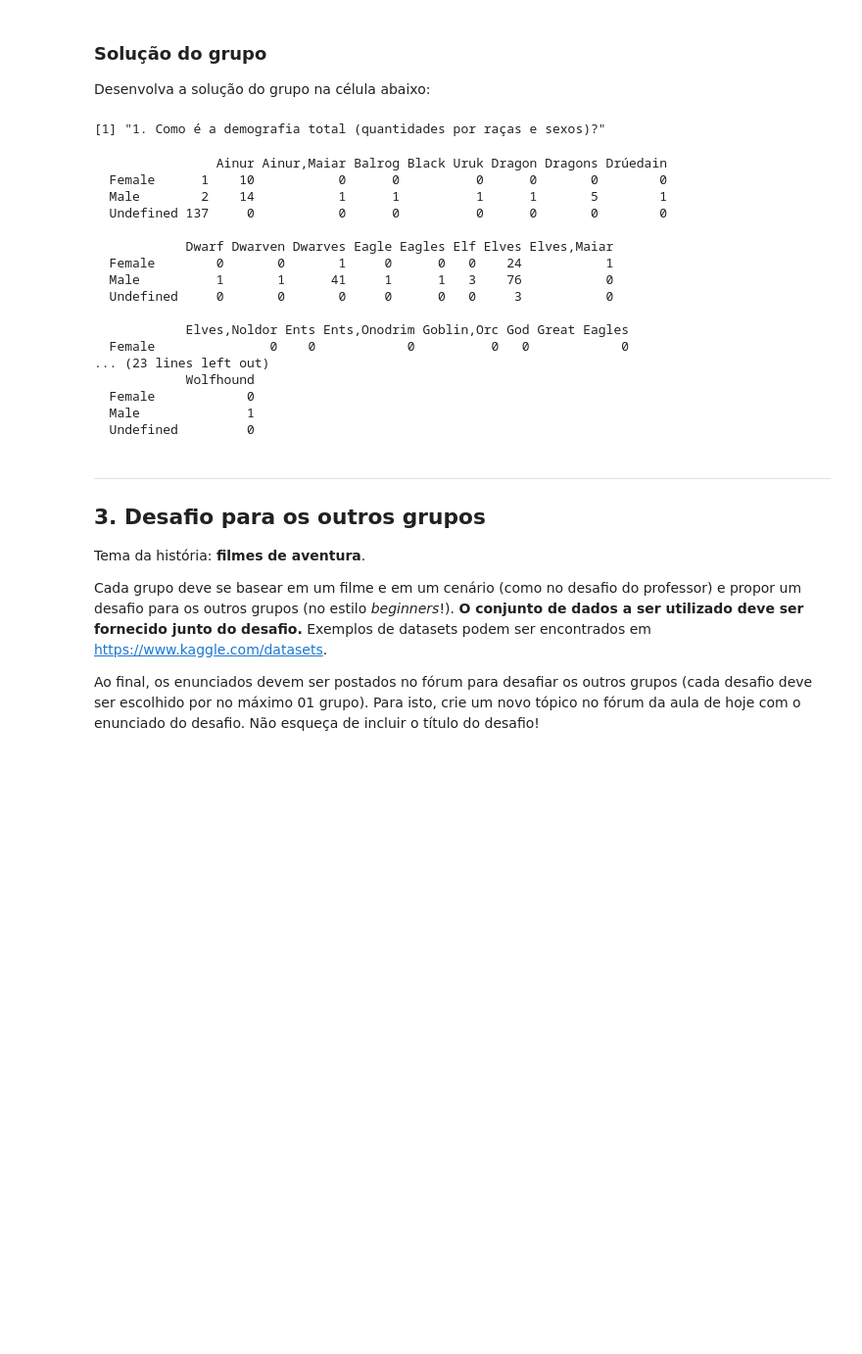
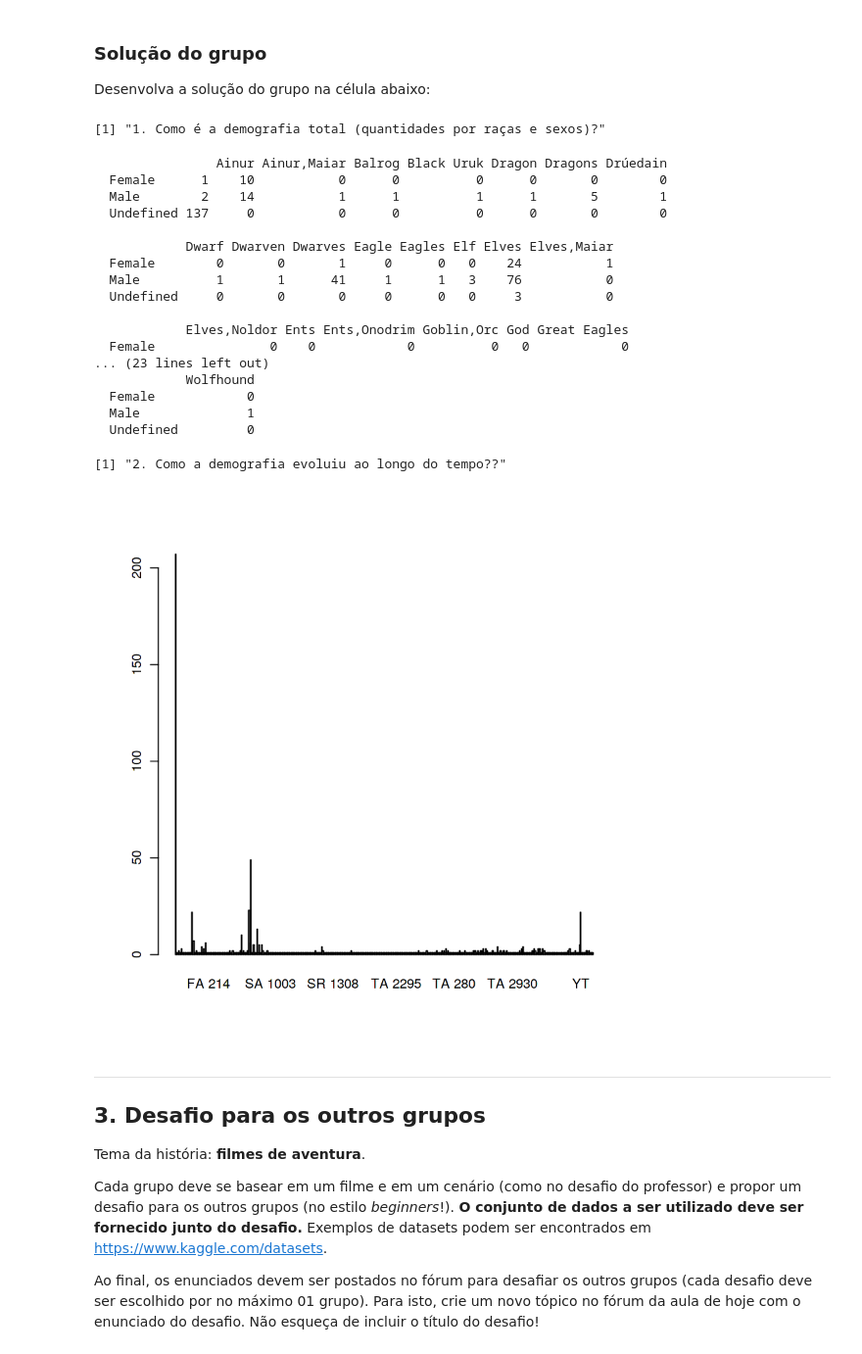
Before and after one commit to rafaelcalves/paradigmas_desafios, a Jupyter notebook: r/r_desafio.ipynb, the cells around one changed output. Shown: that part at 98% size. Saved outputs shown, nothing was run; the diff lists cells and outputs as text; code cells hidden in the pictures; blank space fills up the shorter version.

```diff
--- a/r/r_desafio.ipynb
+++ b/r/r_desafio.ipynb
@@ -232,31 +232,36 @@ Desenvolva a solução do grupo na célula abaixo:
 # %%
 d = read.table('lotr_data.csv', sep=',', header=T, fill=T, quote="\"")
 
 print("1. Como é a demografia total (quantidades por raças e sexos)?")
 d$gender <- as.character(d$gender)
 d$gender[d$gender %in% c("Males", "male", "Most likely male")]<- "Male"
 d$gender[d$gender == ""] <- "Undefined"
 d$gender <- as.factor(d$gender)
 table(d$gender, d$race)
+
+print("2. Como a demografia evoluiu ao longo do tempo??")
+plot(d$birth)
 # %% [output]
 [1] "1. Como é a demografia total (quantidades por raças e sexos)?"
                 Ainur Ainur,Maiar Balrog Black Uruk Dragon Dragons Drúedain
   Female      1    10           0      0          0      0       0        0
   Male        2    14           1      1          1      1       5        1
   Undefined 137     0           0      0          0      0       0        0
 
             Dwarf Dwarven Dwarves Eagle Eagles Elf Elves Elves,Maiar
   Female        0       0       1     0      0   0    24           1
   Male          1       1      41     1      1   3    76           0
   Undefined     0       0       0     0      0   0     3           0
 
             Elves,Noldor Ents Ents,Onodrim Goblin,Orc God Great Eagles
   Female               0    0            0          0   0            0
 ... (23 lines left out)
             Wolfhound
   Female            0
   Male              1
   Undefined         0
+[1] "2. Como a demografia evoluiu ao longo do tempo??"
+[figure, added]
 # %% [markdown]
 ***
 
```
